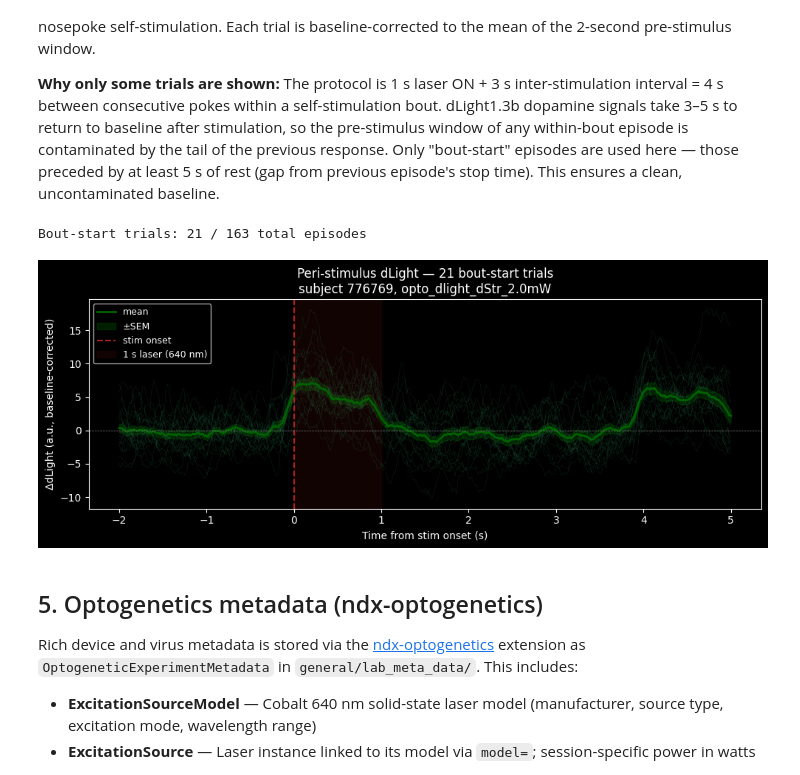
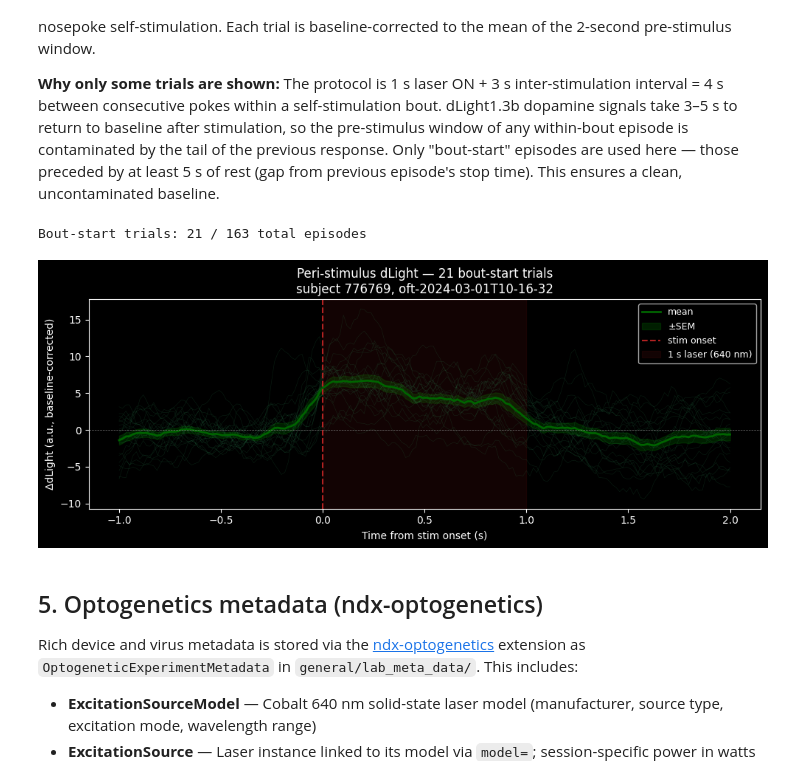
Before and after one commit to catalystneuro/meletis-lab-to-nwb, a Jupyter notebook: src/meletis_lab_to_nwb/tutorials/opto_dlight_demo.ipynb, the cells around one changed output. Saved outputs shown, nothing was run; the diff lists cells and outputs as text; code cells hidden in the pictures.

```diff
--- a/src/meletis_lab_to_nwb/tutorials/opto_dlight_demo.ipynb
+++ b/src/meletis_lab_to_nwb/tutorials/opto_dlight_demo.ipynb
@@ -44,14 +44,15 @@ plt.rcParams["figure.dpi"] = 100
 Update the path below to point to your NWB file. This demo uses a full-session file.
 Stub (truncated) files have the same structure but shorter time series.
 # %%
-nwb_path = "../../../nwb_output/opto_dlight/sub-776769_ses-oft_2024-03-01T10_16_32.nwb"
+nwb_path = "/Users/weian/catalystneuro/meletis-lab-to-nwb/nwb_output/opto_dlight/sub-776769/sub-776769_ses-oft-2024-03-01T10-16-32.nwb"
 
 io = NWBHDF5IO(nwb_path, mode="r")
 nwbfile = io.read()
 
 print(f"Session ID:         {nwbfile.session_id}")
 print(f"Session start:      {nwbfile.session_start_time}")
-print(f"Session desc:       {nwbfile.session_description[:120].strip()}")
+print(f"Session desc:       {nwbfile.session_description.strip()}")
+print("----")
 print(f"Subject ID:         {nwbfile.subject.subject_id}")
 print(f"Species:            {nwbfile.subject.species}")
 print(f"Genotype:           {nwbfile.subject.genotype}")
@@ -203,28 +312,16 @@ print(f"Reference (405 nm): {ref_data.shape},  range [{ref_data.min():.1f}, {ref
 print(f"Time range:         {raw_time[0]:.2f} – {raw_time[-1]:.2f} s")
 print(f"Sampling rate:      ~{1 / np.median(np.diff(raw_time)):.1f} Hz")
 
-fig, axes = plt.subplots(2, 1, figsize=(14, 6), sharex=True)
+fig, ax = plt.subplots(figsize=(12, 4), sharex=True)
 
 # Full session: both channels overlaid
-axes[0].plot(raw_time, sig_data, linewidth=0.4, color="royalblue", label="470 nm signal")
-axes[0].plot(raw_time, ref_data, linewidth=0.4, color="darkorange", alpha=0.85, label="405 nm isosbestic")
-axes[0].set_ylabel("Fluorescence (a.u.)")
-axes[0].set_title(
+ax.plot(raw_time, sig_data, linewidth=0.4, color="royalblue", label="470 nm signal")
+ax.plot(raw_time, ref_data, linewidth=0.4, color="darkorange", alpha=0.85, label="405 nm isosbestic")
+ax.set_ylabel("Fluorescence (a.u.)")
+ax.set_title(
     f"Raw fiber photometry acquisition — subject {nwbfile.subject.subject_id}\n"
     f"location: {fp_table['location'][0]},  session: {nwbfile.session_id}"
 )
-axes[0].legend(fontsize=9)
-
-# Zoomed first 60 s
-t_end = min(raw_time[0] + 60, raw_time[-1])
-mask = raw_time <= t_end
-axes[1].plot(raw_time[mask], sig_data[mask], linewidth=0.8, color="royalblue", label="470 nm signal")
-axes[1].plot(raw_time[mask], ref_data[mask], linewidth=0.8, color="darkorange", alpha=0.9, label="405 nm isosbestic")
-axes[1].set_xlabel("Time (s)")
-axes[1].set_ylabel("Fluorescence (a.u.)")
-axes[1].set_title("First 60 s — raw signal and isosbestic reference")
-axes[1].legend(fontsize=9)
-
-plt.tight_layout()
+ax.legend(fontsize=9)
 plt.show()
 # %% [output]
@@ -361,8 +457,8 @@ Only "bout-start" episodes are used here — those preceded by at least 5 s of r
 (gap from previous episode's stop time). This ensures a clean, uncontaminated baseline.
 # %%
 # Parameters
-pre_s = 2.0   # seconds before stim onset
-post_s = 5.0  # seconds after stim onset
+pre_s = 1.0   # seconds before stim onset
+post_s = 2.0  # seconds after stim onset
 min_gap_s = 5.0  # minimum gap from previous episode stop to current onset (bout-start filter)
 
 fp_signal = nwbfile.processing["ophys"]["DfOverFFiberPhotometryResponseSeries"].data[:]
@@ -402,34 +498,34 @@ print(f"Bout-start trials: {len(trials)} / {len(stim_onsets)} total episodes")
 if len(trials) > 0:
     trials_arr = np.array(trials)
     mean_trace = trials_arr.mean(axis=0)
     sem_trace = trials_arr.std(axis=0) / np.sqrt(len(trials))
 
     fig, ax = plt.subplots(figsize=(10, 4))
     for trial in trials_arr:
         ax.plot(t_axis, trial, color="mediumseagreen", alpha=0.15, linewidth=0.5)
     ax.plot(t_axis, mean_trace, color="darkgreen", linewidth=2, label="mean")
     ax.fill_between(t_axis, mean_trace - sem_trace, mean_trace + sem_trace,
                     color="darkgreen", alpha=0.3, label="±SEM")
     ax.axvline(0, color="firebrick", linestyle="--", linewidth=1.5, label="stim onset")
     ax.axvspan(0, 1, color="firebrick", alpha=0.1, label="1 s laser (640 nm)")
     ax.axhline(0, color="gray", linewidth=0.5, linestyle="--")
     ax.set_xlabel("Time from stim onset (s)")
     ax.set_ylabel("ΔdLight (a.u., baseline-corrected)")
     ax.set_title(
         f"Peri-stimulus dLight — {len(trials)} bout-start trials\n"
         f"subject {nwbfile.subject.subject_id}, {nwbfile.session_id}"
     )
     ax.legend(fontsize=9)
     plt.tight_layout()
     plt.show()
 else:
     print(
         "No bout-start trials found — this is expected for the stub file.\n"
         "Load a full-session NWB file to see the peri-stimulus dLight response."
     )
 # %% [output]
 Bout-start trials: 21 / 163 total episodes
-[figure, old version]
+[figure, new version]
 # %% [markdown]
 ## 5. Optogenetics metadata (ndx-optogenetics)
 
```
Also changed, not shown: parts of 7 cells of this notebook.
